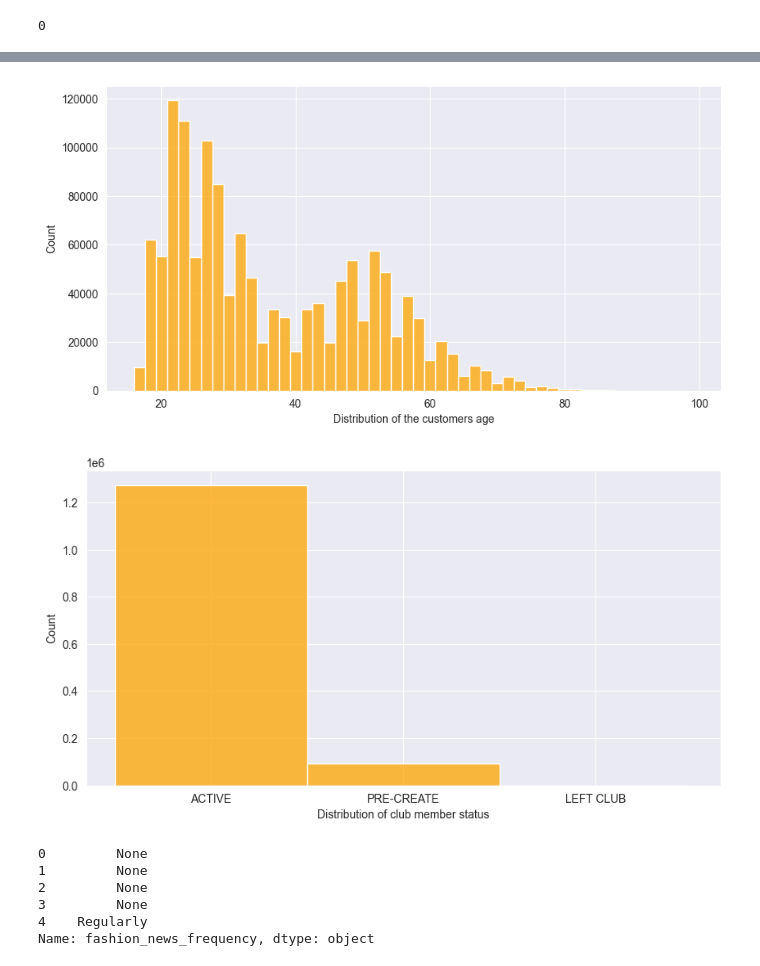
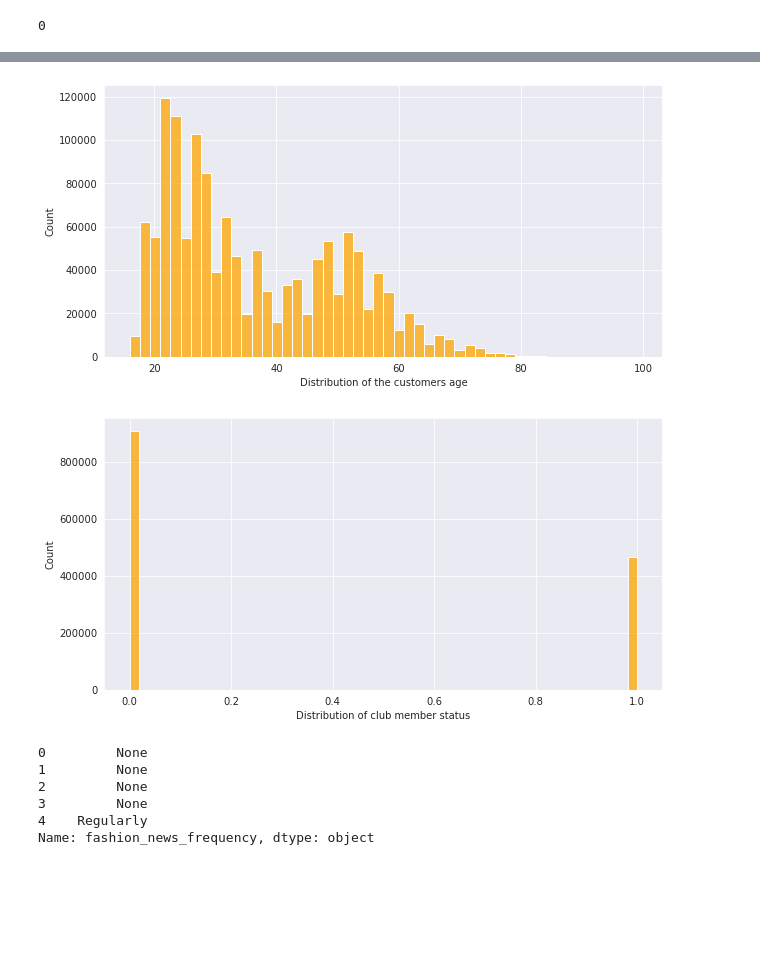
Before and after one commit to yonghyeokrhee/recomendation-fm, a Jupyter notebook: implicit.ipynb, the cells around one changed output, grey strips where cells are left out. Saved outputs shown, nothing was run; the diff lists cells and outputs as text; code cells hidden in the pictures; blank space fills up the shorter version.

```diff
--- a/implicit.ipynb
+++ b/implicit.ipynb
@@ -12,0 +26,3 @@ articles_df = pd.read_csv('data/h-and-m-personalized-fashion-recommendations/art
+# %%
+customers_df = pd.read_csv('data/customers_sm.csv')
+articles_df = pd.read_csv('data/articles_sm.csv')
@@ -69,15 +89,15 @@ ax = sns.histplot(data=customers_df, x='age', bins=50, color='orange')
 ax.set_xlabel('Distribution of the customers age')
 plt.show()
 # %% [output]
-[figure, old version]
+[figure, new version]
 # %%
 sns.set_style("darkgrid")
 f, ax = plt.subplots(figsize=(10,5))
-ax = sns.histplot(data=customers_df, x='club_member_status', color='orange')
+ax = sns.histplot(data=customers_df, x='Active', color='orange')
 ax.set_xlabel('Distribution of club member status')
 plt.show()
 # %% [output]
-[figure, old version]
+[figure, new version]
 # %%
 customers_df['fashion_news_frequency'].head()
 # %% [output]
```
Also changed, not shown: parts of 58 cells of this notebook.
